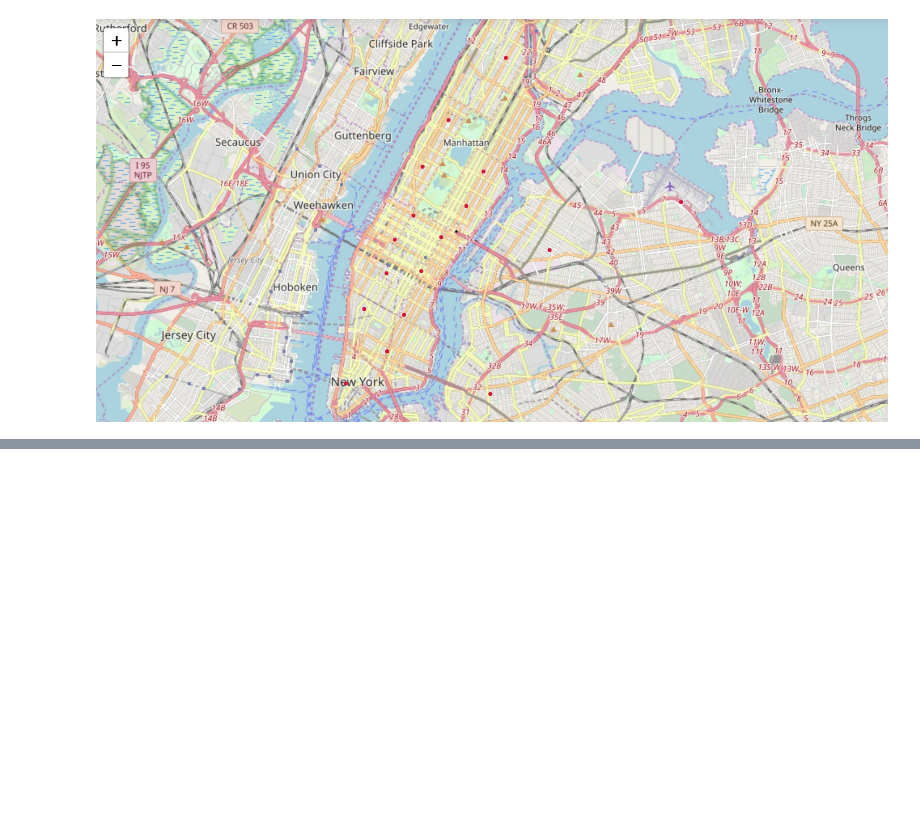
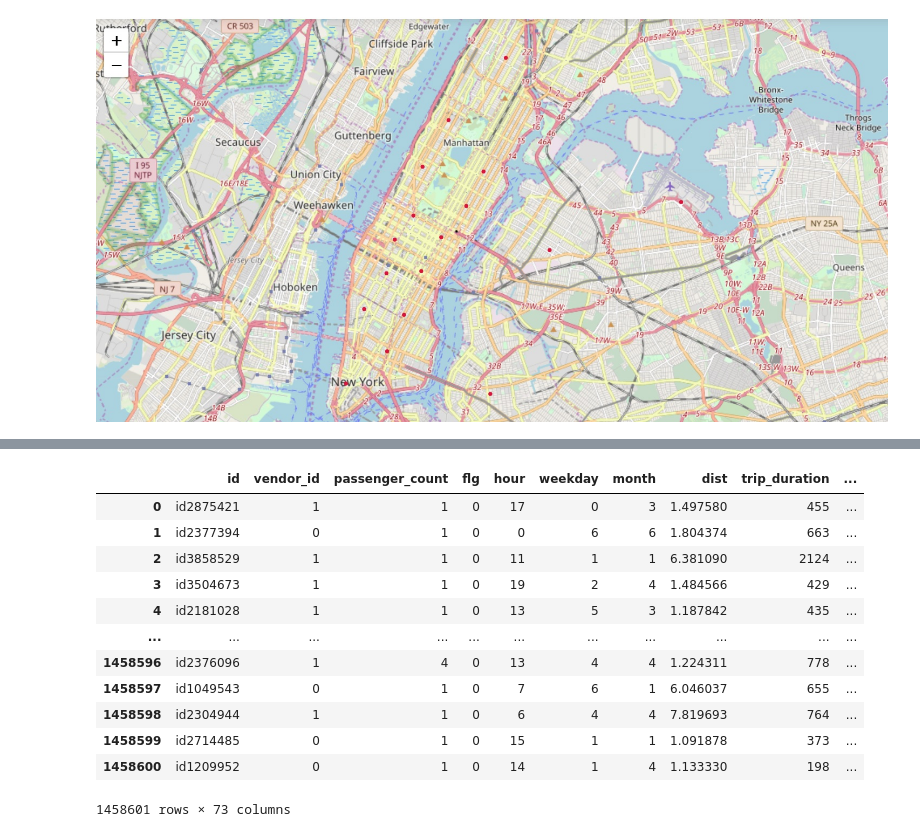
Before and after one commit to hackintoday/NYC-Taxi-Trips-2016-Duration-Project, a Jupyter notebook: NYC Taxi Trip Duration Project EDA.ipynb, the cells around one changed output, grey strips where cells are left out. Drawn from its saved outputs; the diff is of its cells as text; code cells hidden in the pictures; blank space fills up the shorter version.

```diff
--- a/NYC Taxi Trip Duration Project EDA.ipynb
+++ b/NYC Taxi Trip Duration Project EDA.ipynb
@@ -476,5 +510,6 @@ init = np.array([[ -73.98737616,   40.72981533],
 # %%
-k_means_pick = KMeans(n_clusters=20, init='random', n_init=20)
+#intial parameter was random, using centroid pickup to speed up process
+k_means_pick = KMeans(n_clusters=20, init=cluster, n_init=20)
 k_means_pick.fit(df_pick)
 clust_pick = k_means_pick.labels_
 df_trainNY['label_pick'] = clust_pick.tolist()
@@ -488,3 +523,5 @@ See the caveats in the documentation: http://pandas.pydata.org/pandas-docs/stabl
+# %%
+dflabel = df_trainNY[['id', 'label_pick']]
 # %%
 centroid_pickups
 # %% [output]
@@ -534,3 +571,16 @@ from IPython.display import Image
 Image(filename='mapcapture.jpg')
 # %% [output]
 [figure]
+# %%
+df_trainc = df_train.copy()
+# %%
+from sklearn.preprocessing import OneHotEncoder
+#temporarily convert to string so that dict key can be accessed
+df_trainc['loesspred'] = df_trainc['hour'].astype(str).map(loessmap)
+df_trainc['vendor_id'] = df_trainc['vendor_id'].astype(str).map({'2': 1, '1':0})
+df_trainc['logdist'] = df_trainc['dist'].apply(np.log)
+df_trainc = pd.merge(df_trainc, dflabel, on = 'id')
+OH_encoder = OneHotEncoder(handle_unknown='ignore', sparse=False)
+OH_cols_train = pd.DataFrame(OH_encoder.fit_transform(df_trainc[['hour', 'weekday','month', 'label_pick']]))
+df_trainc = pd.concat([df_trainc, OH_cols_train], axis=1)
+df_trainc.drop(['id','hour', 'weekday', 'month'], axis=1)
@@ -536,0 +616,16 @@ Image(filename='mapcapture.jpg')
+# %%
+df_trainc
+# %% [output]
+|  | id | vendor_id | passenger_count | flg | hour | weekday | month | dist | trip_duration | ... |
+| 0 | id2875421 | 1 | 1 | 0 | 17 | 0 | 3 | 1.497580 | 455 | ... |
+| 1 | id2377394 | 0 | 1 | 0 | 0 | 6 | 6 | 1.804374 | 663 | ... |
+| 2 | id3858529 | 1 | 1 | 0 | 11 | 1 | 1 | 6.381090 | 2124 | ... |
+| 3 | id3504673 | 1 | 1 | 0 | 19 | 2 | 4 | 1.484566 | 429 | ... |
+| 4 | id2181028 | 1 | 1 | 0 | 13 | 5 | 3 | 1.187842 | 435 | ... |
+| ... | ... | ... | ... | ... | ... | ... | ... | ... | ... | ... |
+| 1458596 | id2376096 | 1 | 4 | 0 | 13 | 4 | 4 | 1.224311 | 778 | ... |
+| 1458597 | id1049543 | 0 | 1 | 0 | 7 | 6 | 1 | 6.046037 | 655 | ... |
+| 1458598 | id2304944 | 1 | 1 | 0 | 6 | 4 | 4 | 7.819693 | 764 | ... |
+| 1458599 | id2714485 | 0 | 1 | 0 | 15 | 1 | 1 | 1.091878 | 373 | ... |
+| 1458600 | id1209952 | 0 | 1 | 0 | 14 | 1 | 4 | 1.133330 | 198 | ... |
+1458601 rows × 73 columns
```
Also changed, not shown: parts of 14 cells of this notebook.
